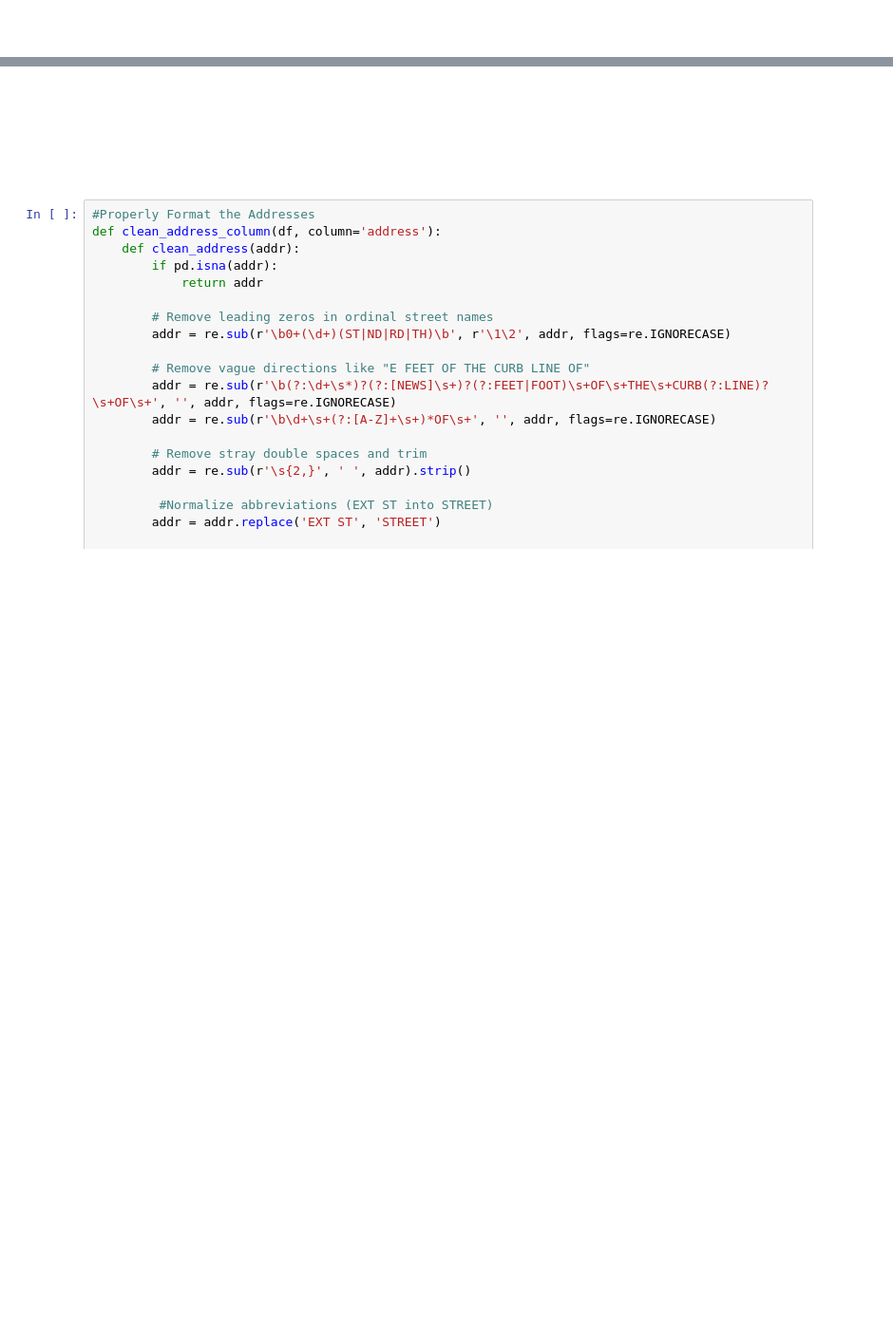
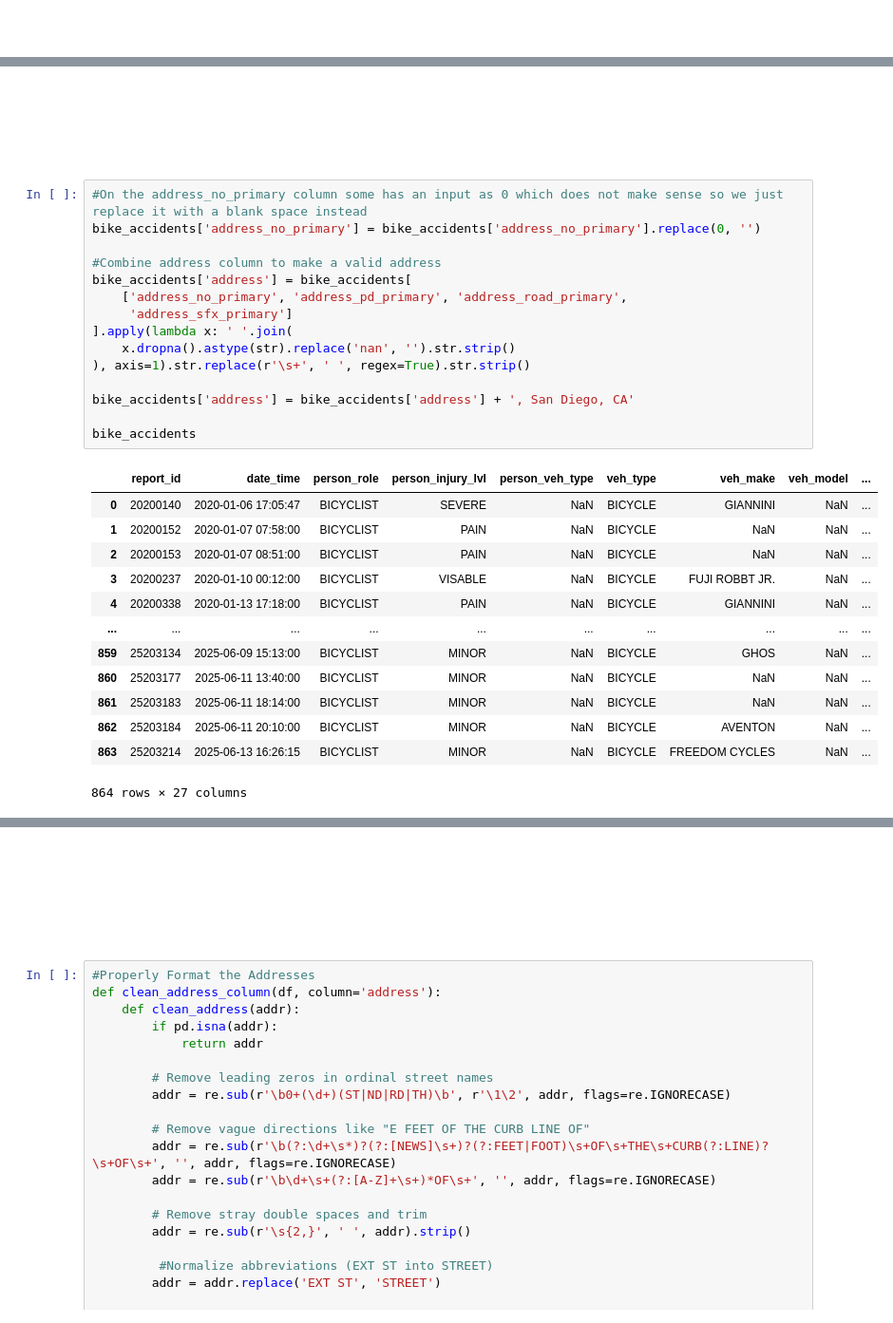
Before and after one commit to GabrielSean-13/San_Diego_KNN_Bicycle_Accidents, a Jupyter notebook: Analysis.ipynb, the cells around one changed output, grey strips where cells are left out. Shown at 95% size. Drawn from its saved outputs; the diff is of its cells as text; blank space fills up the shorter version.

```diff
--- a/Analysis.ipynb
+++ b/Analysis.ipynb
@@ -36,2 +131,34 @@ bike_accidents.head()
+# %% [markdown]
+<span style="color: white">  So why was this convertion nesccesary? Well it is to keep the cyclical nature of time. This was to avoid the issue that
+   KNN might think hours 23 and 0 are really far apart(numerically they are) but time was they are only an hour apart so we use the unit circle with sin and cos to avoid this issue. We could have had the transformer do this convertion at the same time but I personally find it easier to convert the column seperately beforehand </span>
+# %%
+#On the address_no_primary column some has an input as 0 which does not make sense so we just replace it with a blank space instead
+bike_accidents['address_no_primary'] = bike_accidents['address_no_primary'].replace(0, '')
+
+#Combine address column to make a valid address
+bike_accidents['address'] = bike_accidents[
+    ['address_no_primary', 'address_pd_primary', 'address_road_primary',
+     'address_sfx_primary']
+].apply(lambda x: ' '.join(
+    x.dropna().astype(str).replace('nan', '').str.strip()
+), axis=1).str.replace(r'\s+', ' ', regex=True).str.strip()
+
+bike_accidents['address'] = bike_accidents['address'] + ', San Diego, CA'
+
+bike_accidents
+# %% [output]
+|  | report_id | date_time | person_role | person_injury_lvl | person_veh_type | veh_type | veh_make | veh_model | ... |
+| 0 | 20200140 | 2020-01-06 17:05:47 | BICYCLIST | SEVERE | NaN | BICYCLE | GIANNINI | NaN | ... |
+| 1 | 20200152 | 2020-01-07 07:58:00 | BICYCLIST | PAIN | NaN | BICYCLE | NaN | NaN | ... |
+| 2 | 20200153 | 2020-01-07 08:51:00 | BICYCLIST | PAIN | NaN | BICYCLE | NaN | NaN | ... |
+| 3 | 20200237 | 2020-01-10 00:12:00 | BICYCLIST | VISABLE | NaN | BICYCLE | FUJI ROBBT JR. | NaN | ... |
+| 4 | 20200338 | 2020-01-13 17:18:00 | BICYCLIST | PAIN | NaN | BICYCLE | GIANNINI | NaN | ... |
+| ... | ... | ... | ... | ... | ... | ... | ... | ... | ... |
+| 859 | 25203134 | 2025-06-09 15:13:00 | BICYCLIST | MINOR | NaN | BICYCLE | GHOS | NaN | ... |
+| 860 | 25203177 | 2025-06-11 13:40:00 | BICYCLIST | MINOR | NaN | BICYCLE | NaN | NaN | ... |
+| 861 | 25203183 | 2025-06-11 18:14:00 | BICYCLIST | MINOR | NaN | BICYCLE | NaN | NaN | ... |
+| 862 | 25203184 | 2025-06-11 20:10:00 | BICYCLIST | MINOR | NaN | BICYCLE | AVENTON | NaN | ... |
+| 863 | 25203214 | 2025-06-13 16:26:15 | BICYCLIST | MINOR | NaN | BICYCLE | FREEDOM CYCLES | NaN | ... |
+864 rows × 27 columns
 # %%
 #We want to include columns we only want, and convert column values to binary values 0 and 1
```
Also changed, not shown: parts of 13 cells of this notebook.
